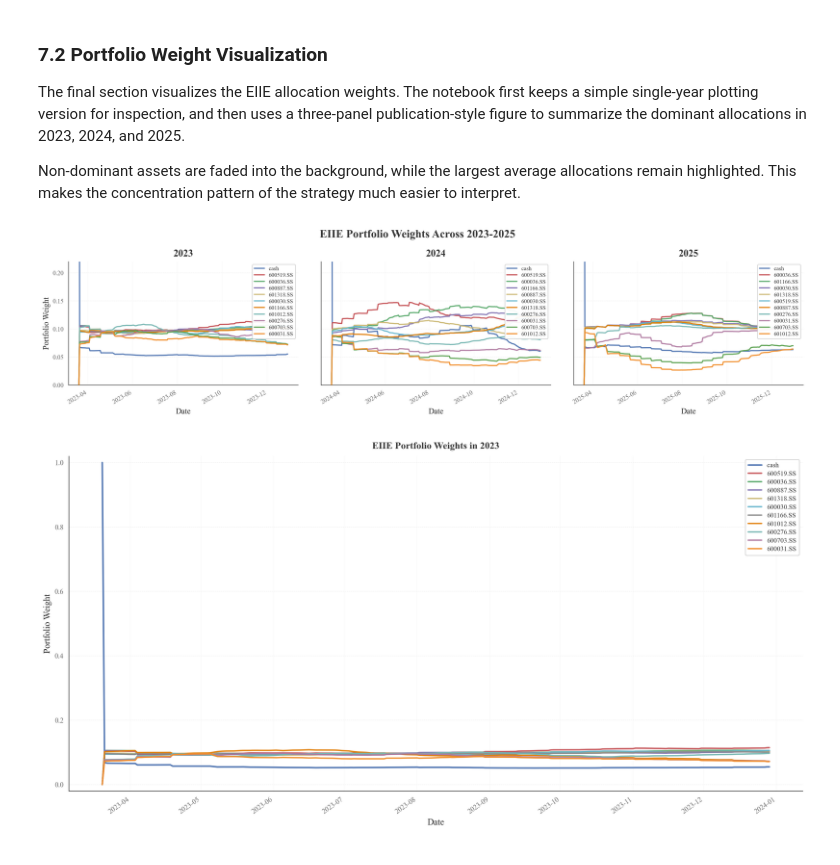
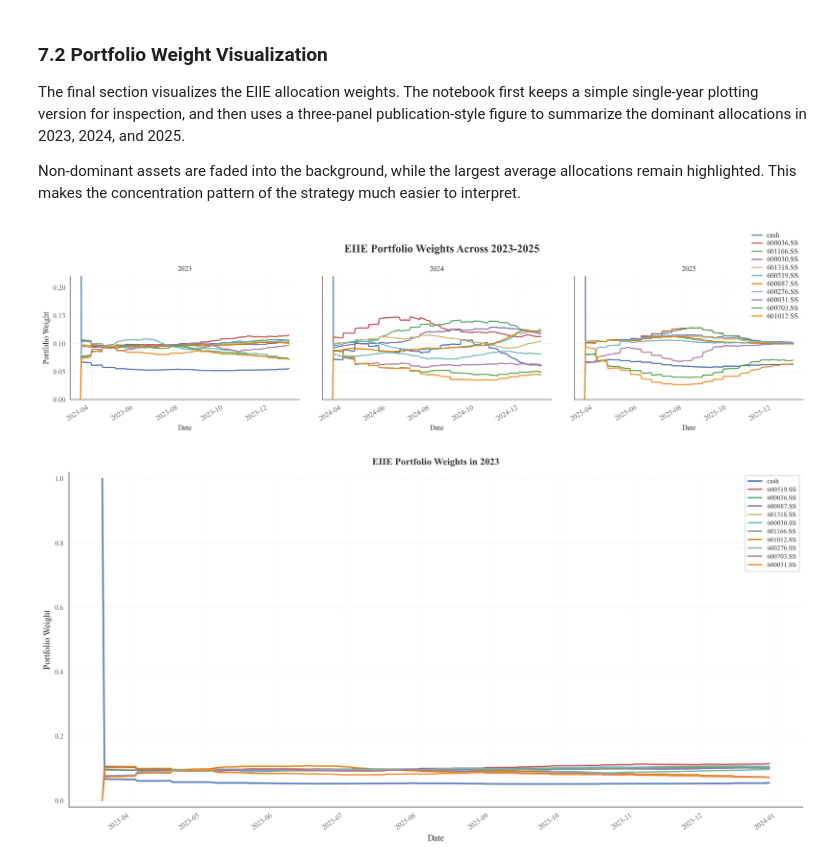
Before and after one commit to aftermathof/selfresearch, a Jupyter notebook: raw_EIIE_sse50.ipynb, the cells around one changed output. Saved outputs shown, nothing was run; the diff lists cells and outputs as text; code cells hidden in the pictures.

```diff
--- a/raw_EIIE_sse50.ipynb
+++ b/raw_EIIE_sse50.ipynb
@@ -842,7 +901,8 @@ os.makedirs(output_dir, exist_ok=True)
 # Publication-style settings
 plt.rcParams.update({
     "font.family": "serif",
-    "font.serif": ["Times New Roman"],
+    "font.serif": ["Times New Roman", "Times", "DejaVu Serif"],
+    "font.sans-serif": ["SimSun", "Songti SC", "STSong", "SimHei", "Microsoft YaHei", "DejaVu Sans"],
     "mathtext.fontset": "stix",
     "axes.unicode_minus": False,
 
@@ -910,11 +970,11 @@ def plot_portfolio_value(ew_values, eiie_values, title, save_name=None):
     ax.spines["bottom"].set_color("#444444")
     ax.tick_params(axis="both", which="major", length=4, width=0.8, color="#444444")
 
+    apply_times_new_roman(ax)
     plt.tight_layout()
 
     if save_name is not None:
         fig.savefig(os.path.join(output_dir, f"{save_name}.png"), bbox_inches="tight")
-        fig.savefig(os.path.join(output_dir, f"{save_name}.pdf"), bbox_inches="tight")
 
     plt.show()
 
@@ -1074,6 +1137,7 @@ with plt.style.context(["science", "no-latex"]):
         "font.family": "serif",
         "font.serif": ["Times New Roman", "Times", "DejaVu Serif"],
         "mathtext.fontset": "stix",
+        "font.sans-serif": ["SimSun", "Songti SC", "STSong", "SimHei", "Microsoft YaHei", "DejaVu Sans"],
         "axes.unicode_minus": False,
 
         "axes.titlesize": 11,
@@ -1164,7 +1228,7 @@ with plt.style.context(["science", "no-latex"]):
         )
 
     handles, labels = axes[0].get_legend_handles_labels()
-    fig.legend(
+    fig_legend = fig.legend(
         handles,
         labels,
         loc="upper center",
@@ -1172,12 +1236,14 @@ with plt.style.context(["science", "no-latex"]):
         ncol=2,
         frameon=False
     )
+    apply_times_new_roman_to_legend(fig_legend)
 
-    fig.suptitle("Daily Turnover Rate of the EIIE Strategy", fontsize=12, y=1.10)
+    fig.suptitle("Daily Turnover Rate of the EIIE Strategy", fontsize=12, y=1.10, fontproperties=TNR_FONT)
+    for ax in axes:
+        apply_times_new_roman(ax)
     fig.tight_layout()
 
     fig.savefig(os.path.join(output_dir, "turnover_comparison.png"), bbox_inches="tight")
-    fig.savefig(os.path.join(output_dir, "turnover_comparison.pdf"), bbox_inches="tight")
 
     plt.show()
 # %% [output]
@@ -1240,6 +1309,7 @@ plt.rcParams.update({
     "font.family": "serif",
     "font.serif": ["Times New Roman", "Times", "DejaVu Serif"],
     "mathtext.fontset": "stix",
+    "font.sans-serif": ["SimSun", "Songti SC", "STSong", "SimHei", "Microsoft YaHei", "DejaVu Sans"],
     "axes.unicode_minus": False,
 
     "figure.dpi": 120,
@@ -1355,58 +1425,56 @@ def plot_actions_triptych(
 
         ax.set_yticks(np.arange(0.0, y_max + 1e-9, 0.05))
 
-        ax.legend(
-            loc="upper right",
-            ncol=1,
-            frameon=True,
-            framealpha=0.95,
-            facecolor="white",
-            edgecolor="#D0D0D0",
-            borderpad=0.35,
-            labelspacing=0.25,
-            handlelength=1.8
-        )
+        if ax is axes[-1]:
+            ax.legend(
+                loc="upper right",
+                bbox_to_anchor=(1.00, 1.4),
+                ncol=1,
+                frameon=False,
+                labelspacing=0.25,
+                handlelength=1.8
+            )
+        apply_times_new_roman(ax)
 
     axes[0].set_ylabel("Portfolio Weight", fontsize=12)
 
     fig.suptitle(
         "EIIE Portfolio Weights Across 2023-2025",
         fontsize=17,
+        x=0.53,
         y=0.98,
-        fontweight="semibold"
+        fontweight="semibold",
+        fontproperties=TNR_FONT
     )
 
     # Compress whitespace
     fig.subplots_adjust(
         left=0.055,
         right=0.992,
         bottom=0.20,
         top=0.82,
         wspace=0.10
     )
 
-    if save_path:
-        fig.savefig(save_path, bbox_inches="tight")
-        if save_path.lower().endswith(".png"):
-            fig.savefig(save_path[:-4] + ".pdf", bbox_inches="tight")
+    fig.savefig(save_path, bbox_inches="tight")
 
     plt.show()
 
 
 plot_actions_triptych(
     result_dict=EIIE_results,
     raw_df_dict={
         "2023": df_portfolio_2023,
         "2024": df_portfolio_2024,
         "2025": df_portfolio_2025,
     },
     years=("2023", "2024", "2025"),
     save_path=os.path.join(output_dir, "EIIE_weights_triptych.png"),
     top_k=11,
     y_max=0.22
 )
 # %% [output]
-[figure, old version]
+[figure, new version]
 # %%
 import os
 import numpy as np
```
Also changed, not shown: parts of 7 cells of this notebook, 24 other files.
